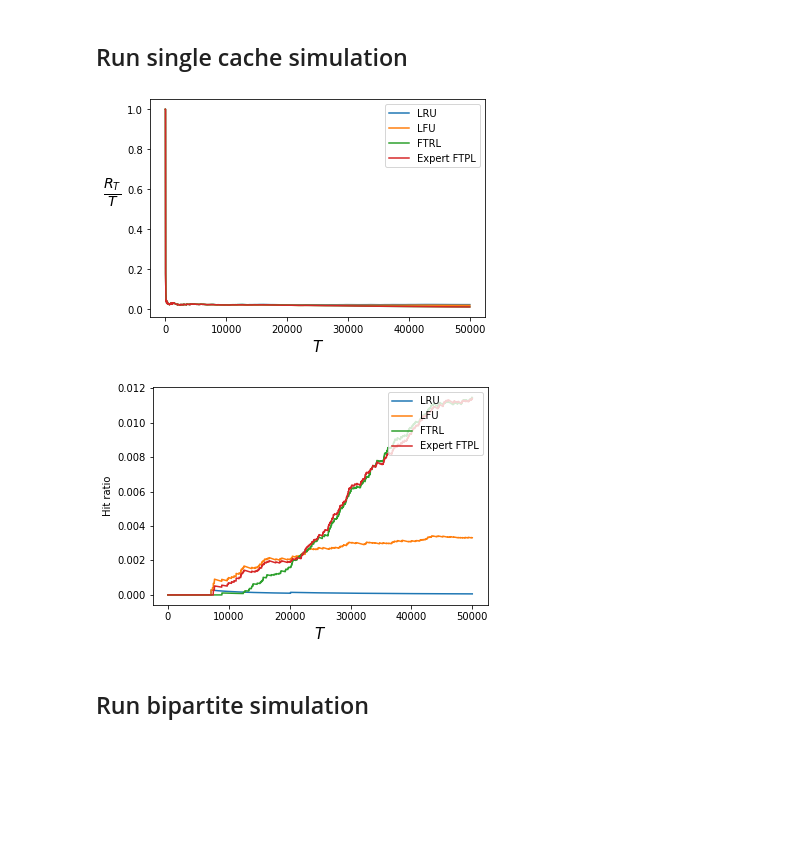
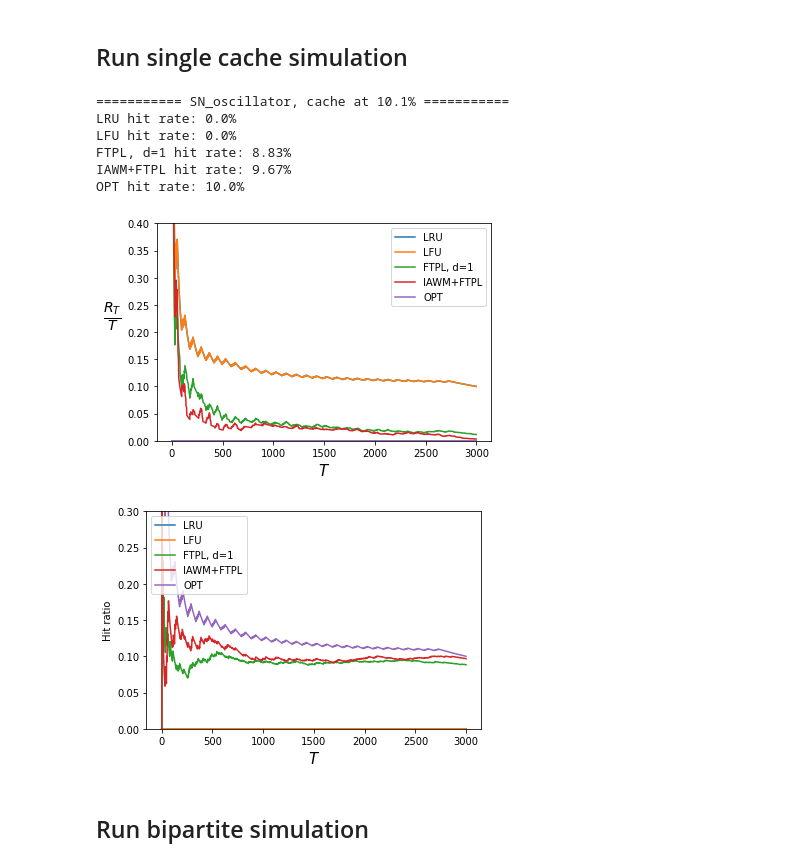
Before and after one commit to mikkel-makela/caching-simulator, a Jupyter notebook: notebook.ipynb, the cells around one changed output. Saved outputs shown, nothing was run; the diff lists cells and outputs as text; code cells hidden in the pictures; blank space fills up the shorter version.

Commit message:
FTPL with discount rates + LeadCache WIP

```diff
--- a/notebook.ipynb
+++ b/notebook.ipynb
@@ -27,17 +35,2 @@ random.seed(42)
 # %% [markdown]
 ## Defining single cache simulations
-# %%
-def run_single_cache_simulation():
-    dataset = load_movielens(DataPath.MOVIE_LENS)
-    cache_size = 5
-    policies: List[Policy] = [
-        LRUPolicy(cache_size),
-        LFUPolicy(cache_size),
-        FTRLPolicy(cache_size, dataset.catalog_size, dataset.trace.size),
-        get_expert_ftpl_policy(cache_size, dataset.catalog_size, dataset.trace.size)
-    ]
-
-    runner = SimulationRunner(threads=len(policies))
-    parameters = SimulationParameters(dataset.trace, policies)
-    statistics: List[SimulationStatistics] = runner.run_simulations(parameters)
-    display_single_level_statistics(statistics)
@@ -55,10 +71,34 @@ def run_multi_cache_simulation():
     display_multi_level_statistics(statistics)
 # %% [markdown]
 ## Run single cache simulation
-# %%
-run_single_cache_simulation()
-# %% [output]
-[figure, removed]
-[figure, removed]
+# %%
+single_cache_size = 10
+datasets: List[Dataset] = [
+    # load_movielens(DataPath.MOVIE_LENS, trace_length=100_000, cache_size=single_cache_size)
+    # load_online_cache_trace(DataPath.OSCILLATOR),
+    # load_online_cache_trace(DataPath.CHANGING_OSCILLATOR),
+    # load_online_cache_trace(DataPath.CHANGING_POPULARITY_CATALOG),
+    # load_online_cache_trace(DataPath.PSN_CATALOG),
+    # load_online_cache_trace(DataPath.FIXED_POPULARITY_CATALOG),
+    load_online_cache_trace(DataPath.SN_OSCILLATOR)
+]
+
+for dataset in datasets:
+    print(
+        f'=========== '
+        f'{dataset.name.split("/")[-1].split(".")[0]},'
+        f' cache at {round(100 * single_cache_size / dataset.catalog_size, 1)}%'
+        f' ==========='
+    )
+    run_single_cache_simulation(dataset, single_cache_size)
+# %% [output]
+=========== SN_oscillator, cache at 10.1% ===========
+LRU hit rate: 0.0%
+LFU hit rate: 0.0%
+FTPL, d=1 hit rate: 8.83%
+IAWM+FTPL hit rate: 9.67%
+OPT hit rate: 10.0%
+[figure, added]
+[figure, added]
 # %% [markdown]
 ## Run bipartite simulation
```
Also changed, not shown: parts of 6 cells of this notebook, 30 other files.
